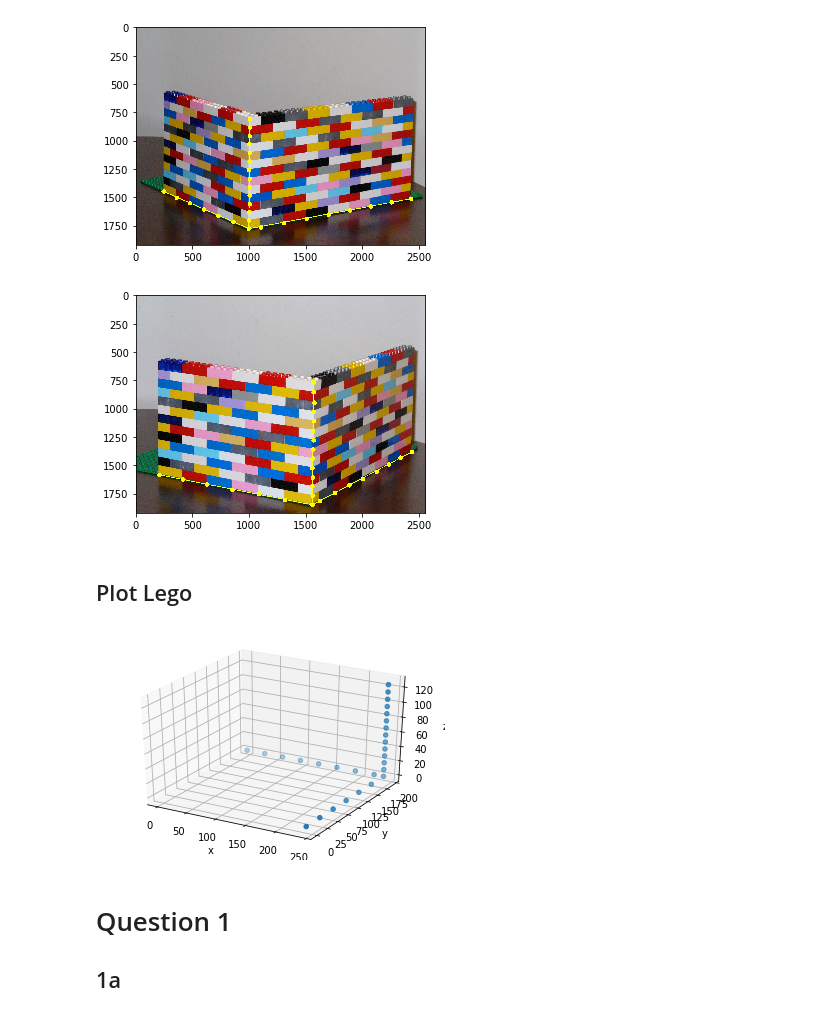
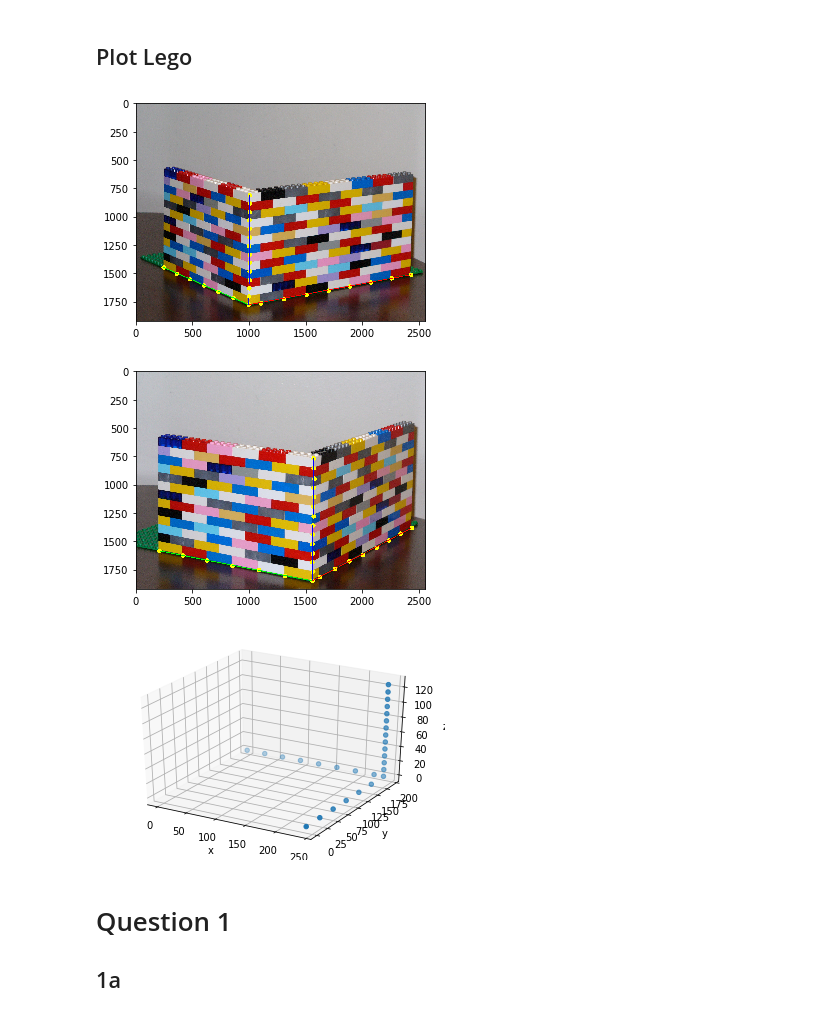
Before and after one commit to Michael-Shepherd/ComputerVision, a Jupyter notebook: Assignment3/Untitled.ipynb, the cells around one changed output. Saved outputs shown, nothing was run; the diff lists cells and outputs as text; code cells hidden in the pictures.

```diff
--- a/Assignment3/Untitled.ipynb
+++ b/Assignment3/Untitled.ipynb
@@ -83,51 +194,12 @@ pts_2 = np.array([
-# %%
-lego1 = plt.imread("CVassignment3_files/lego1.jpg")
-lego2 = plt.imread("CVassignment3_files/lego2.jpg")
-colour = (255, 255, 0)
-for i in range(0, len(pts_2)):
-    cv2.circle(lego1,(pts_1[i][0],pts_1[i][1]), 20, colour, thickness=-1)
-    cv2.circle(lego2,(pts_2[i][0],pts_2[i][1]), 20, colour, thickness=-1)
-
-x = [(996, 1776), (244, 1448)]
-y = [(996, 1776),(1004,  812)]
-z = [(996, 1776), (2428, 1512)]
-cv2.line(lego1, x[0], x[1], colour,5)
-cv2.line(lego1, y[0], y[1], colour,5)
-cv2.line(lego1, z[0], z[1], colour,5)
-x = [(1556, 1848), (1568, 770)]
-y = [(1556, 1848),(208, 1584)]
-z = [(1556, 1848), (2436, 1380)]
-cv2.line(lego2, x[0], x[1], colour,5)
-cv2.line(lego2, y[0], y[1], colour,5)
-cv2.line(lego2, z[0], z[1], colour,5)
-
-plt.imshow(lego1)
-plt.show()
-plt.imshow(lego2)
-plt.show()
-# %% [output]
-[figure, removed]
-[figure, removed]
 # %% [markdown]
 ## Plot Lego
-# %%
-pts_x = [[x*length, 192, 0] for x in range(0,8)]
-pts_y = [[240, x*length, 0] for x in range(0,6)]
-pts_z = [[240, 192, x*height] for x in range(0,14)]
-
-pts_z.reverse()
-pts_x.reverse()
-pts = pts_z + pts_y + pts_x
-pts = np.asarray(pts)
-fig = plt.figure()
-ax = fig.add_subplot(projection='3d')
-ax.scatter([x[0] for x in pts],[x[1] for x in pts] ,[x[2] for x in pts])
-ax.set_xlabel('x')
-ax.set_ylabel('y')
-ax.set_zlabel('z')
-plt.show()
-# %% [output]
-[figure, removed]
+# %%
+plot_lego_2d()
+plot_lego_3d()
+# %% [output]
+[figure, added]
+[figure, added]
+[figure, added]
 # %% [markdown]
 # Question 1
 ## 1a
```
Also changed, not shown: parts of 13 cells of this notebook.
